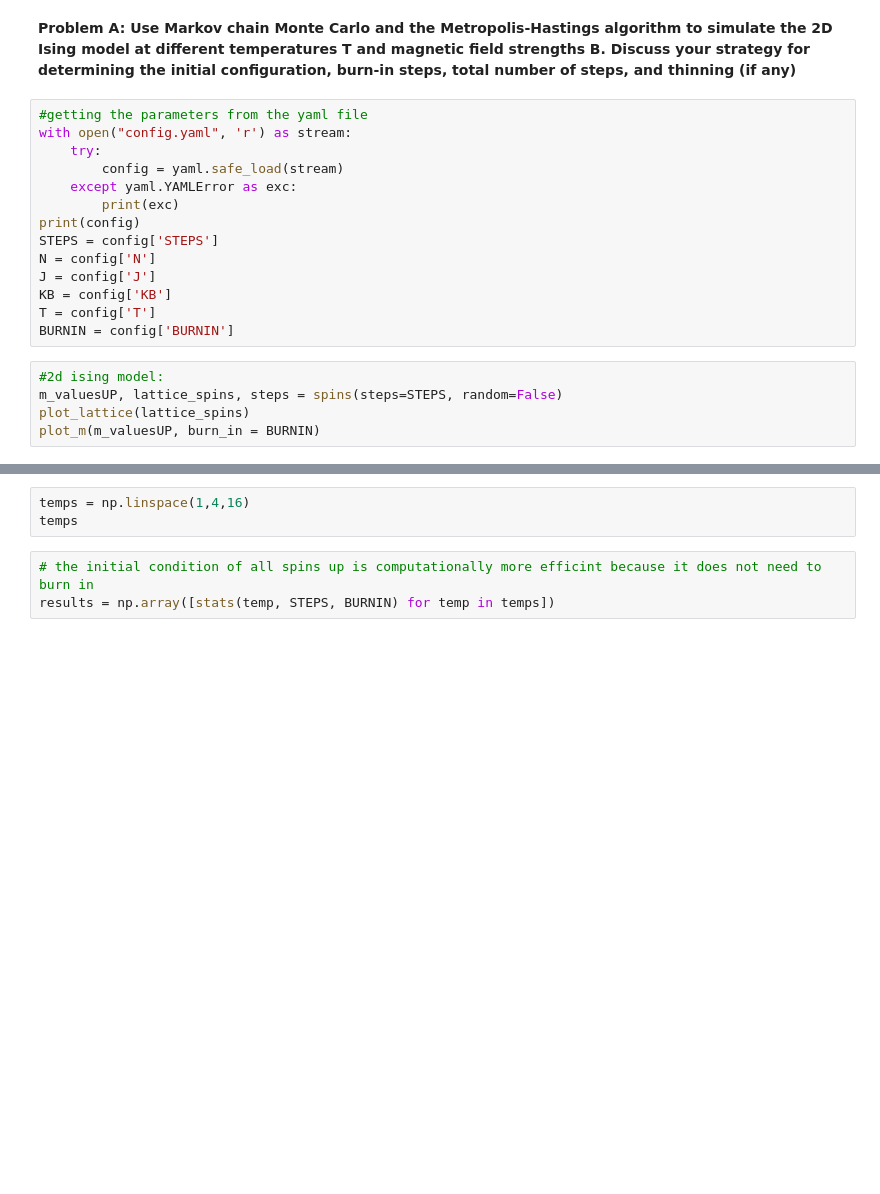
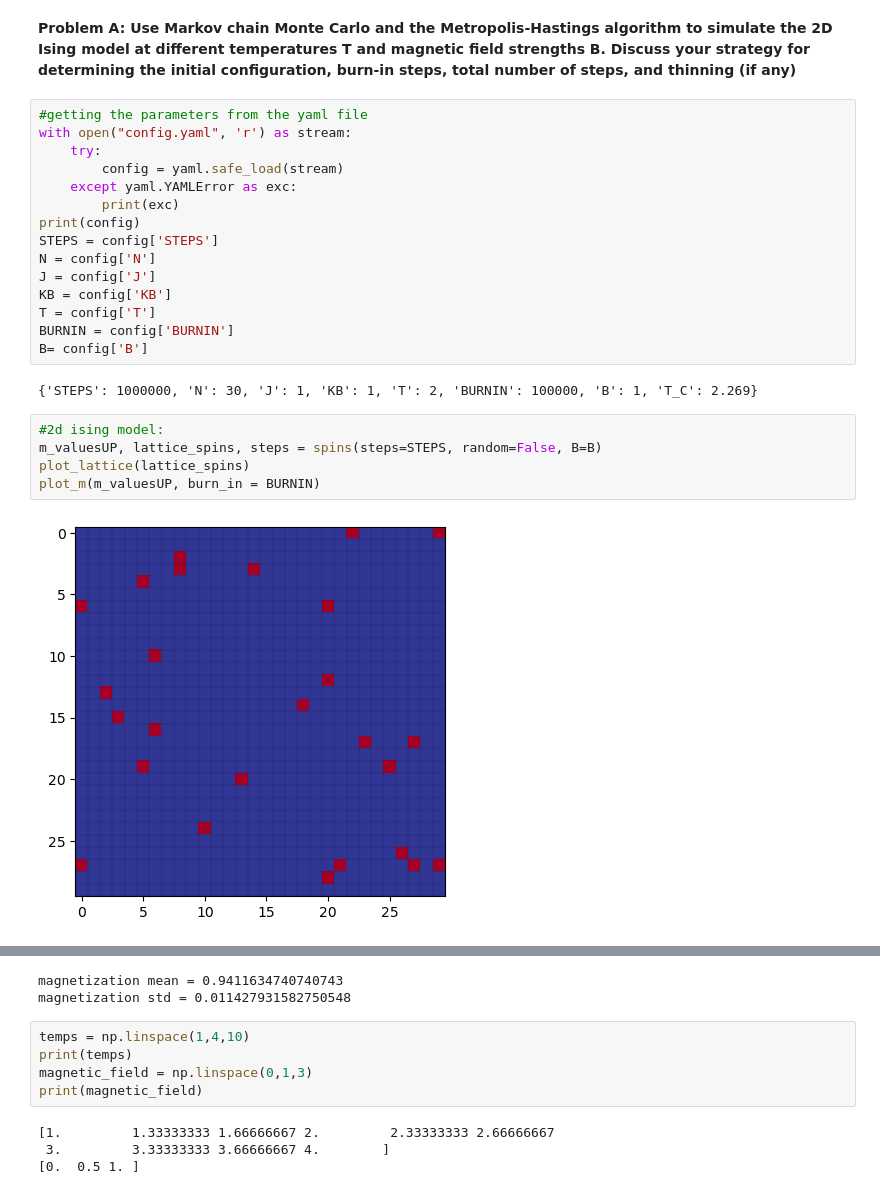
Before and after one commit to leo-megliola/2D-Icing-MCMC, a Jupyter notebook: partA.ipynb, the cells around one changed output, grey strips where cells are left out. Saved outputs shown, nothing was run; the diff lists cells and outputs as text; blank space fills up the shorter version.

```diff
--- a/partA.ipynb
+++ b/partA.ipynb
@@ -24,8 +24,13 @@ J = config['J']
 KB = config['KB']
 T = config['T']
 BURNIN = config['BURNIN']
+B= config['B']
+# %% [output]
+{'STEPS': 1000000, 'N': 30, 'J': 1, 'KB': 1, 'T': 2, 'BURNIN': 100000, 'B': 1, 'T_C': 2.269}
 # %%
 #2d ising model:
-m_valuesUP, lattice_spins, steps = spins(steps=STEPS, random=False)
+m_valuesUP, lattice_spins, steps = spins(steps=STEPS, random=False, B=B)
 plot_lattice(lattice_spins)
 plot_m(m_valuesUP, burn_in = BURNIN)
+# %% [output]
+[figure, added]
@@ -32,6 +38,11 @@ plot_m(m_valuesUP, burn_in = BURNIN)
+magnetization mean = 0.9411634740740743
+magnetization std = 0.011427931582750548
 # %%
-temps = np.linspace(1,4,16)
-temps
+temps = np.linspace(1,4,10)
+print(temps)
+magnetic_field = np.linspace(0,1,3)
+print(magnetic_field)
+# %% [output]
+[1.         1.33333333 1.66666667 2.         2.33333333 2.66666667
+ 3.         3.33333333 3.66666667 4.        ]
+[0.  0.5 1. ]
-# %%
-# the initial condition of all spins up is computationally more efficint because it does not need to burn in
-results = np.array([stats(temp, STEPS, BURNIN) for temp in temps])
```
Also changed, not shown: parts of 5 cells of this notebook, 1 other file.
